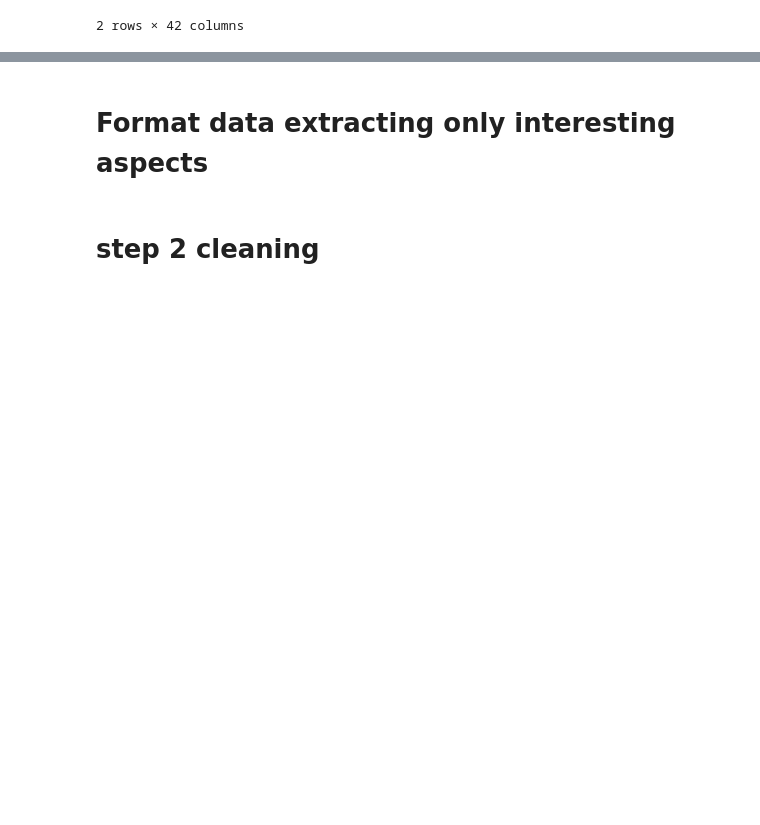
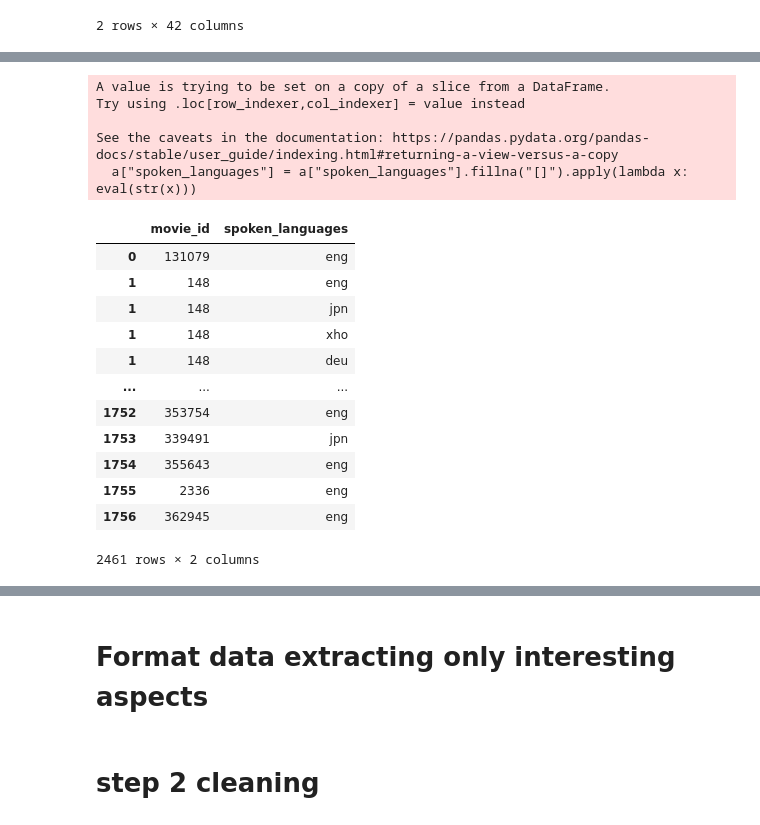
Before and after one commit to rikyeahh/TVAnalysis, a Jupyter notebook: preprocess_movies.ipynb, the cells around one changed output, grey strips where cells are left out. Drawn from its saved outputs; the diff is of its cells as text; code cells hidden in the pictures; blank space fills up the shorter version.

```diff
--- a/preprocess_movies.ipynb
+++ b/preprocess_movies.ipynb
@@ -153,7 +153,5 @@ movies.head(2)
 | 1 | 2019-11-04 19:12:14 | Avengers: Endgame | 2019-04-24 00:00:00 | 2019-11-04 19:11:52 | 4.0 | 148 | The epic conclusion to the Infini... | 148 | Avengers: Endgame | ... |
 2 rows × 42 columns
 # %%
-for col in ["stars", "runtime", "budget", "boxOffice"]:
-    movies[col] = movies[col].fillna(0).astype(int)
 cols_to_drop = ["tvdb_id", "nameTranslations", "overviewTranslations", "score", "status", "lastUpdated", "releases", "remoteIds", "boxOfficeUS", "audioLanguages", "subtitleLanguages", "lists"]
 movies = movies.drop(columns=cols_to_drop)
@@ -162,5 +157,0 @@ col_to_explode = ["aliases", "trailers", "genres", "artworks", "characters", "st
-# %%
-for col in col_to_explode:
-    movies[col] = movies[col].apply(lambda x: [y["name"] for y in eval(x)])
-# %%
-movies = pd.read_csv(r"./data_refinement/movies_step3_power_bi.csv")
@@ -166,0 +194,15 @@ movies = pd.read_csv(r"./data_refinement/movies_step3_power_bi.csv")
+# %%
+# companies special processing
+for company_type in ["studio", "network", "production", "distributor", "special_effects"]:
+    new_table = movies[["movie_id", "companies"]]
+    new_table["companies"] = new_table["companies"].fillna("[]").apply(lambda x: eval(x)).apply(lambda x: x[company_type])
+    new_table = new_table.explode("companies").dropna()
+
+    columns = new_table["companies"].apply(lambda x: str(set(x.keys()))).drop_duplicates().apply(eval)
+    columns = set().union(*columns)
+    for column in columns:
+        new_table[column] = new_table["companies"].apply(lambda x: x.get(column, "") if x is not None else "")
+    new_table = new_table.drop(columns="companies")
+    new_table.to_csv(f".\\power_bi_input\\companies_{company_type}.csv", index=False)
+
+movies = movies.drop(columns="companies")
@@ -166,0 +215,27 @@ movies = pd.read_csv(r"./data_refinement/movies_step3_power_bi.csv")
+# %%
+# spoken_languages special processing
+a = movies[["movie_id", "spoken_languages"]]
+a["spoken_languages"] = a["spoken_languages"].fillna("[]").apply(lambda x: eval(str(x)))
+a = a.explode("spoken_languages")
+movies = movies.drop(columns="spoken_languages")
+a.to_csv(".\\power_bi_input\\spoken_languages.csv", index=False)
+a
+# %% [output]
+A value is trying to be set on a copy of a slice from a DataFrame.
+Try using .loc[row_indexer,col_indexer] = value instead
+
+See the caveats in the documentation: https://pandas.pydata.org/pandas-docs/stable/user_guide/indexing.html#returning-a-view-versus-a-copy
+  a["spoken_languages"] = a["spoken_languages"].fillna("[]").apply(lambda x: eval(str(x)))
+|  | movie_id | spoken_languages |
+| 0 | 131079 | eng |
+| 1 | 148 | eng |
+| 1 | 148 | jpn |
+| 1 | 148 | xho |
+| 1 | 148 | deu |
+| ... | ... | ... |
+| 1752 | 353754 | eng |
+| 1753 | 339491 | jpn |
+| 1754 | 355643 | eng |
+| 1755 | 2336 | eng |
+| 1756 | 362945 | eng |
+2461 rows × 2 columns
```
Also changed, not shown: parts of 6 cells of this notebook, 2 other files.
